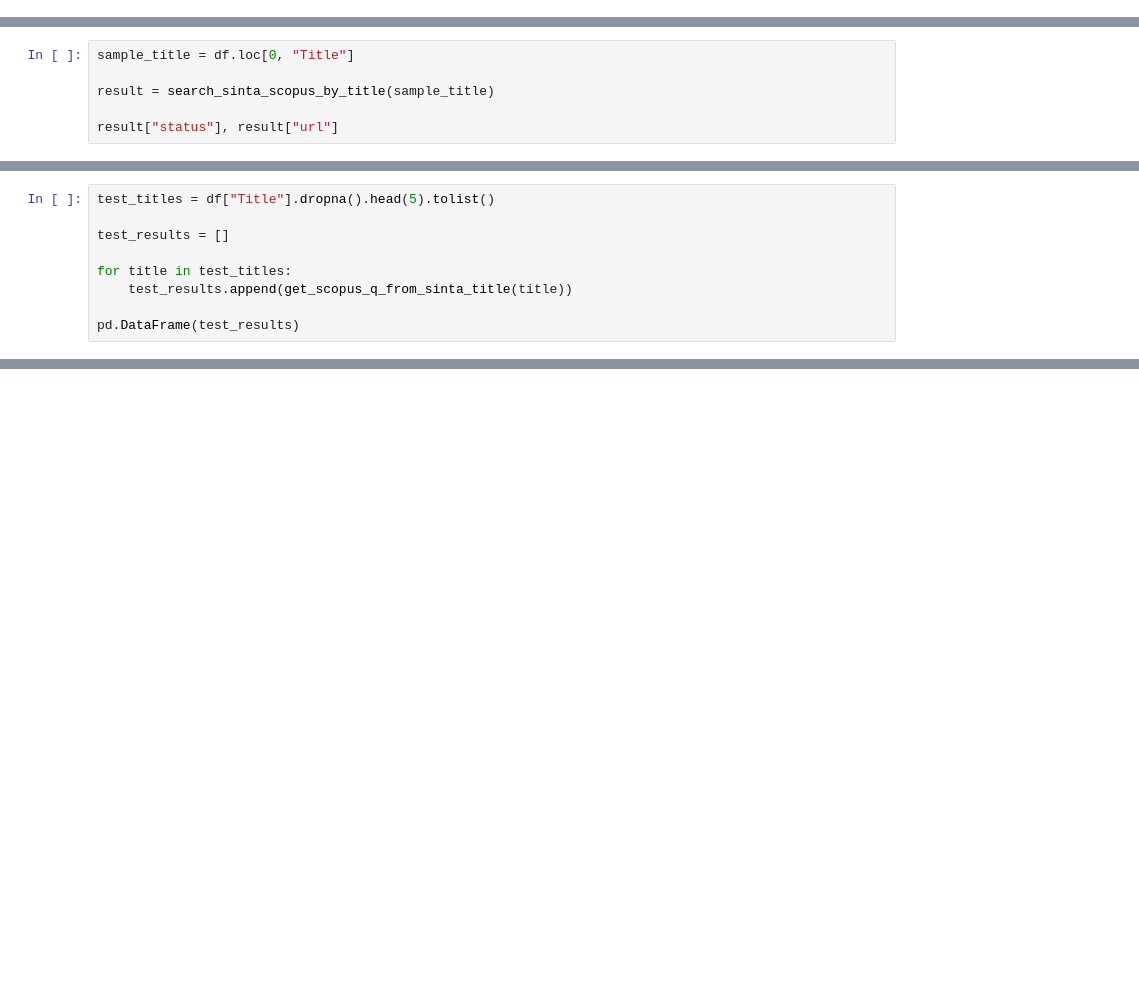
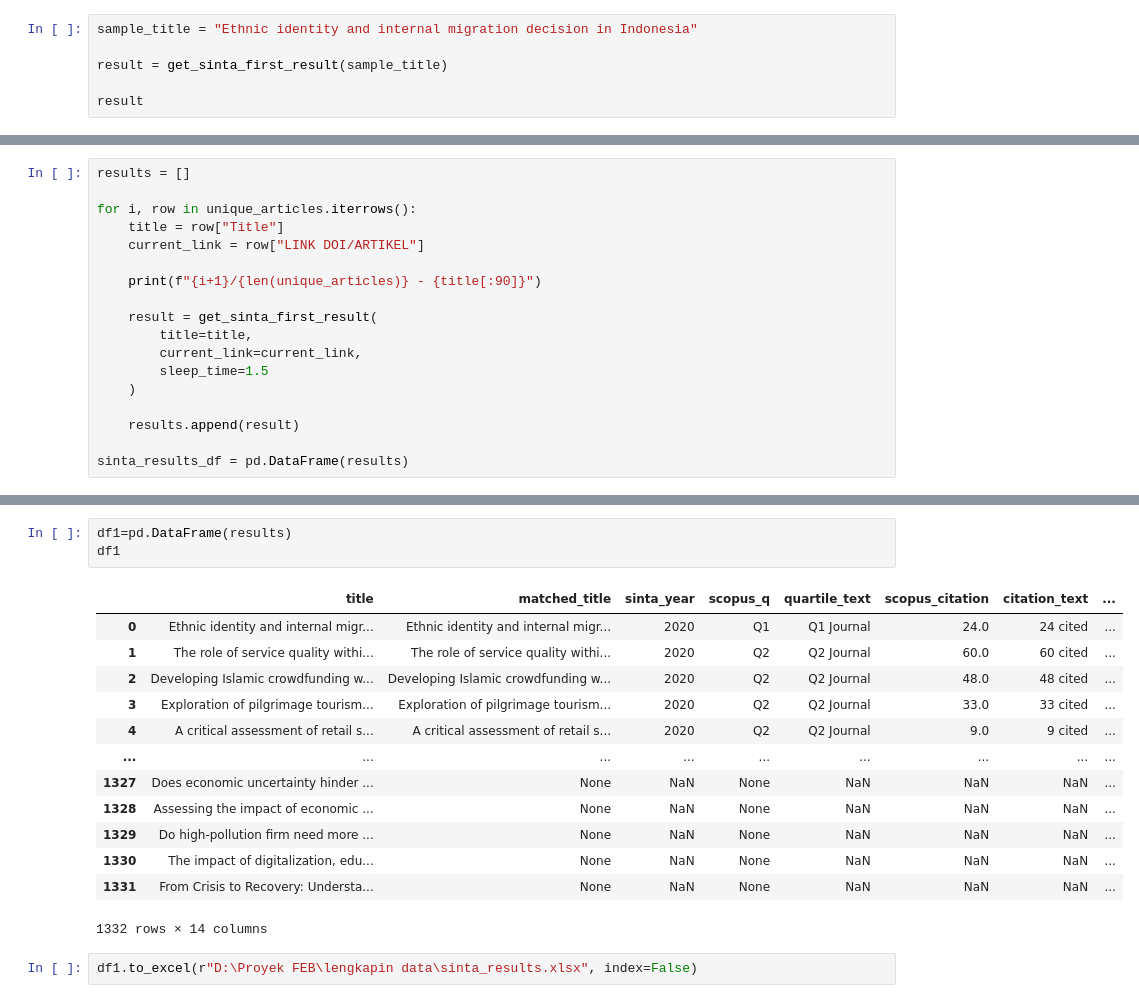
Before and after one commit to Rhefanza/FEB-publication-enrichment, a Jupyter notebook: lengkapin data/scrapping_kolom_Q.ipynb, the cells around one changed output, grey strips where cells are left out. Drawn from its saved outputs; the diff is of its cells as text; blank space fills up the shorter version.

Commit message:
kolom Q,sitasi,link doi done (cleaning tipis")

```diff
--- a/lengkapin data/scrapping_kolom_Q.ipynb
+++ b/lengkapin data/scrapping_kolom_Q.ipynb
@@ -29,0 +241,6 @@ def normalize_title(text):
+# %%
+sample_title = "Ethnic identity and internal migration decision in Indonesia"
+
+result = get_sinta_first_result(sample_title)
+
+result
@@ -71,6 +289,0 @@ def search_sinta_scopus_by_title(title, sleep_time=1.5):
-# %%
-sample_title = df.loc[0, "Title"]
-
-result = search_sinta_scopus_by_title(sample_title)
-
-result["status"], result["url"]
@@ -173,9 +289,0 @@ def get_scopus_q_from_sinta_title(title):
-# %%
-test_titles = df["Title"].dropna().head(5).tolist()
-
-test_results = []
-
-for title in test_titles:
-    test_results.append(get_scopus_q_from_sinta_title(title))
-
-pd.DataFrame(test_results)
@@ -183,0 +290,18 @@ NameError: name 'similarity' is not defined
+# %%
+results = []
+
+for i, row in unique_articles.iterrows():
+    title = row["Title"]
+    current_link = row["LINK DOI/ARTIKEL"]
+
+    print(f"{i+1}/{len(unique_articles)} - {title[:90]}")
+
+    result = get_sinta_first_result(
+        title=title,
+        current_link=current_link,
+        sleep_time=1.5
+    )
+
+    results.append(result)
+
+sinta_results_df = pd.DataFrame(results)
@@ -183,0 +326,19 @@ NameError: name 'similarity' is not defined
+# %%
+df1=pd.DataFrame(results)
+df1
+# %% [output]
+|  | title | matched_title | sinta_year | scopus_q | quartile_text | scopus_citation | citation_text | ... |
+| 0 | Ethnic identity and internal migr... | Ethnic identity and internal migr... | 2020 | Q1 | Q1 Journal | 24.0 | 24 cited | ... |
+| 1 | The role of service quality withi... | The role of service quality withi... | 2020 | Q2 | Q2 Journal | 60.0 | 60 cited | ... |
+| 2 | Developing Islamic crowdfunding w... | Developing Islamic crowdfunding w... | 2020 | Q2 | Q2 Journal | 48.0 | 48 cited | ... |
+| 3 | Exploration of pilgrimage tourism... | Exploration of pilgrimage tourism... | 2020 | Q2 | Q2 Journal | 33.0 | 33 cited | ... |
+| 4 | A critical assessment of retail s... | A critical assessment of retail s... | 2020 | Q2 | Q2 Journal | 9.0 | 9 cited | ... |
+| ... | ... | ... | ... | ... | ... | ... | ... | ... |
+| 1327 | Does economic uncertainty hinder ... | None | NaN | None | NaN | NaN | NaN | ... |
+| 1328 | Assessing the impact of economic ... | None | NaN | None | NaN | NaN | NaN | ... |
+| 1329 | Do high-pollution firm need more ... | None | NaN | None | NaN | NaN | NaN | ... |
+| 1330 | The impact of digitalization, edu... | None | NaN | None | NaN | NaN | NaN | ... |
+| 1331 | From Crisis to Recovery: Understa... | None | NaN | None | NaN | NaN | NaN | ... |
+1332 rows × 14 columns
+# %%
+df1.to_excel(r"D:\Proyek FEB\lengkapin data\sinta_results.xlsx", index=False)
```
Also changed, not shown: parts of 22 cells of this notebook.
